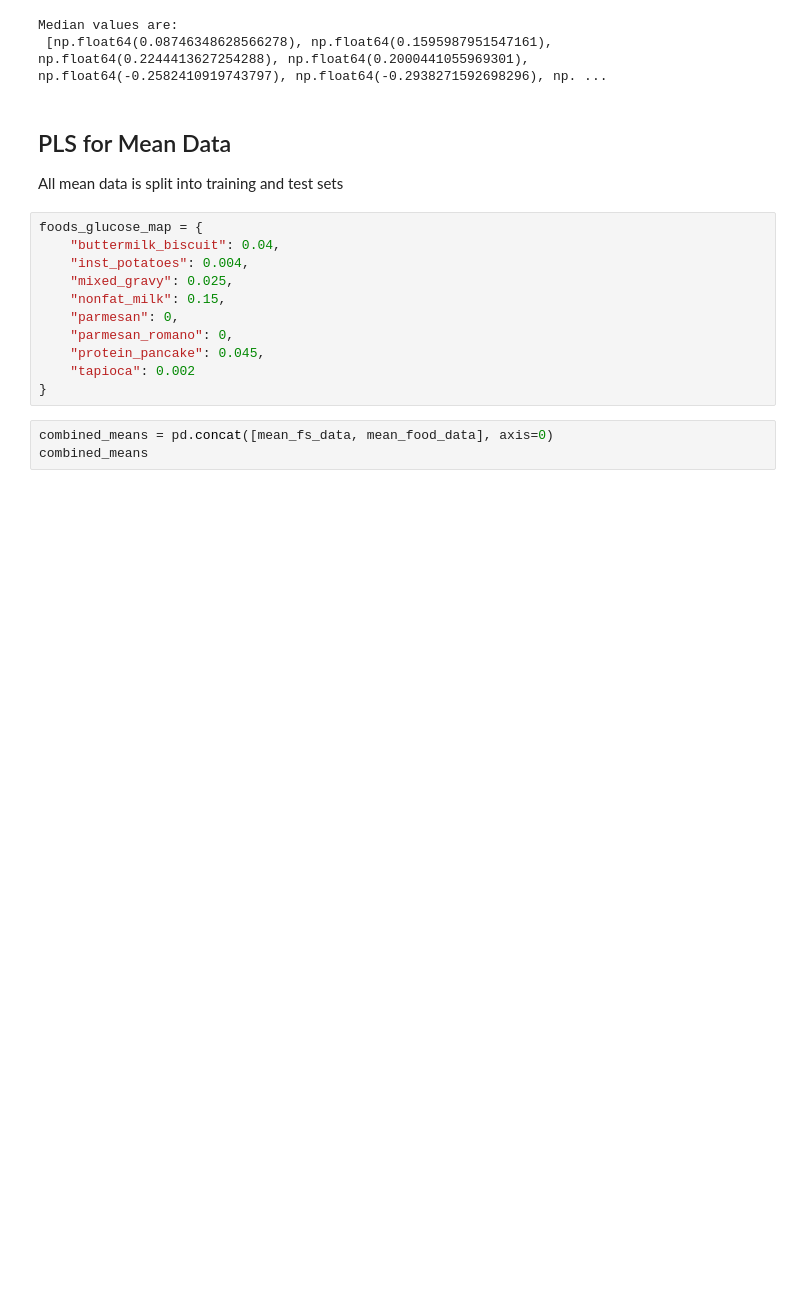
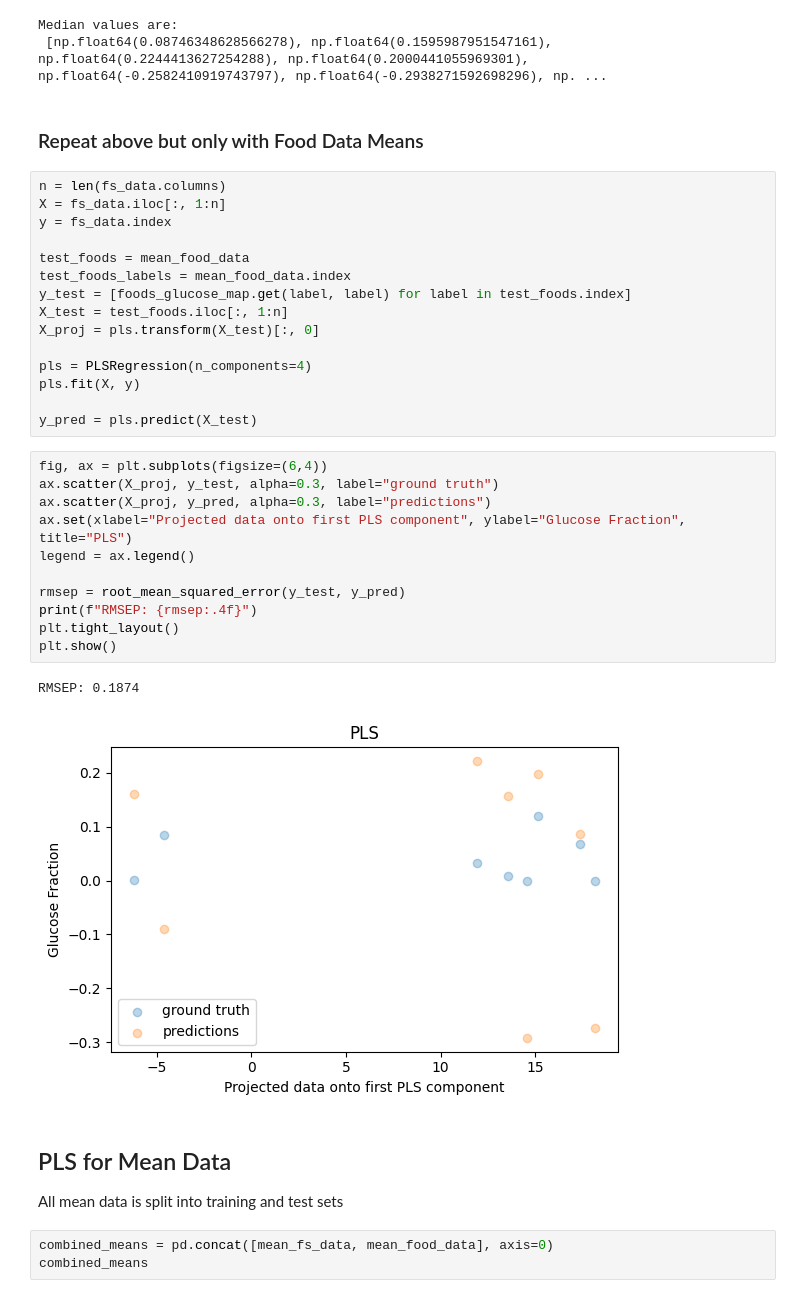
Before and after one commit to davissineath/FT-NIR_ML_Predictions, a Jupyter notebook: PLS_model/PLS.ipynb, the cells around one changed output. Saved outputs shown, nothing was run; the diff lists cells and outputs as text; blank space fills up the shorter version.

```diff
--- a/PLS_model/PLS.ipynb
+++ b/PLS_model/PLS.ipynb
@@ -365,20 +408,40 @@ print("Median values are:\n", medians)
 [figure]
 Median values are:
  [np.float64(0.08746348628566278), np.float64(0.1595987951547161), np.float64(0.2244413627254288), np.float64(0.2000441055969301), np.float64(-0.2582410919743797), np.float64(-0.2938271592698296), np. ...
+# %% [markdown]
+### Repeat above but only with Food Data Means
+# %%
+n = len(fs_data.columns)
+X = fs_data.iloc[:, 1:n]
+y = fs_data.index
+
+test_foods = mean_food_data
+test_foods_labels = mean_food_data.index
+y_test = [foods_glucose_map.get(label, label) for label in test_foods.index]
+X_test = test_foods.iloc[:, 1:n]
+X_proj = pls.transform(X_test)[:, 0]
+
+pls = PLSRegression(n_components=4)
+pls.fit(X, y)
+
+y_pred = pls.predict(X_test)
+# %%
+fig, ax = plt.subplots(figsize=(6,4))
+ax.scatter(X_proj, y_test, alpha=0.3, label="ground truth")
+ax.scatter(X_proj, y_pred, alpha=0.3, label="predictions")
+ax.set(xlabel="Projected data onto first PLS component", ylabel="Glucose Fraction", title="PLS")
+legend = ax.legend()
+
+rmsep = root_mean_squared_error(y_test, y_pred)
+print(f"RMSEP: {rmsep:.4f}")
+plt.tight_layout()
+plt.show()
+# %% [output]
+RMSEP: 0.1874
+[figure, added]
 # %% [markdown]
 ## PLS for Mean Data
 All mean data is split into training and test sets
-# %%
-foods_glucose_map = {
-    "buttermilk_biscuit": 0.04,
-    "inst_potatoes": 0.004,
-    "mixed_gravy": 0.025,
-    "nonfat_milk": 0.15,
-    "parmesan": 0,
-    "parmesan_romano": 0,
-    "protein_pancake": 0.045,
-    "tapioca": 0.002
-}
 # %%
 combined_means = pd.concat([mean_fs_data, mean_food_data], axis=0)
 combined_means
```
Also changed, not shown: parts of 11 cells of this notebook.
